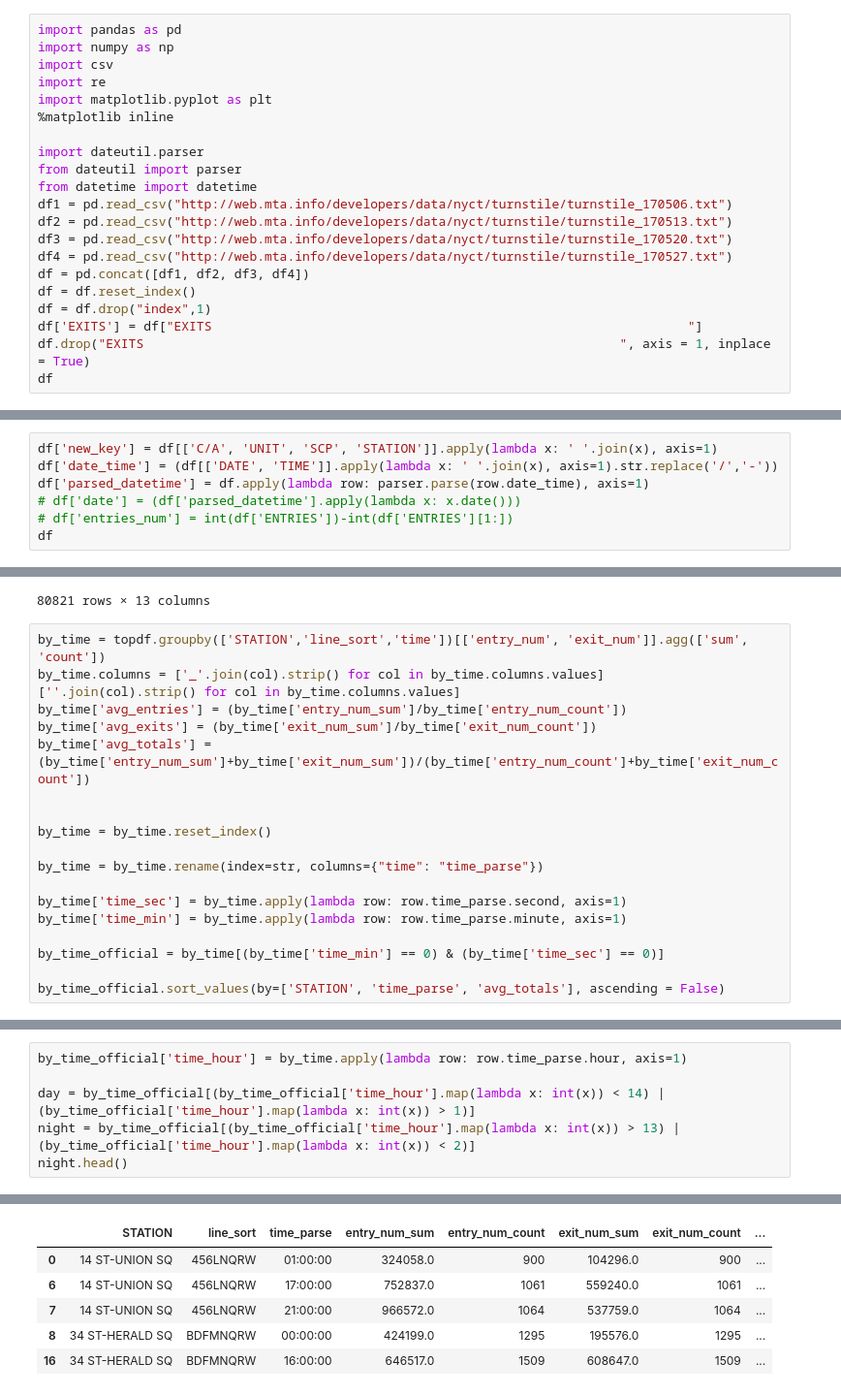
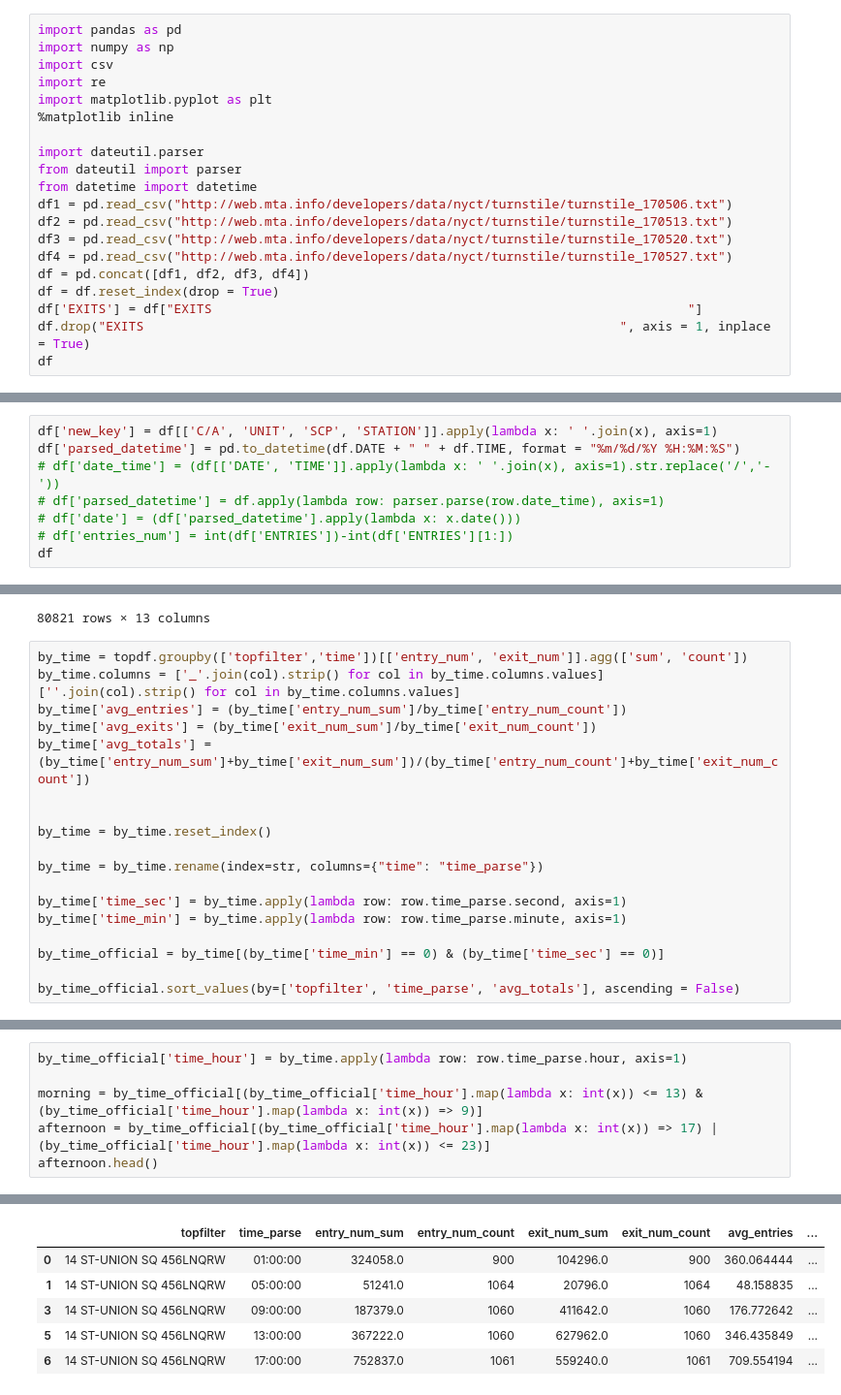
Before and after one commit to adam-ariel/Metis-Project-1----MTA, a Jupyter notebook: project1_wkbk.ipynb, the cells around one changed output, grey strips where cells are left out. Shown at 97% size. Cells and saved outputs as stored; diff of their text form.

```diff
--- a/project1_wkbk.ipynb
+++ b/project1_wkbk.ipynb
@@ -14,8 +14,7 @@ df2 = pd.read_csv("http://web.mta.info/developers/data/nyct/turnstile/turnstile_
 df3 = pd.read_csv("http://web.mta.info/developers/data/nyct/turnstile/turnstile_170520.txt")
 df4 = pd.read_csv("http://web.mta.info/developers/data/nyct/turnstile/turnstile_170527.txt")
 df = pd.concat([df1, df2, df3, df4])
-df = df.reset_index()
-df = df.drop("index",1)
+df = df.reset_index(drop = True)
 df['EXITS'] = df["EXITS                                                               "]
 df.drop("EXITS                                                               ", axis = 1, inplace = True)
 df
@@ -40,8 +39,9 @@ df
 785089 rows × 11 columns
 # %%
 df['new_key'] = df[['C/A', 'UNIT', 'SCP', 'STATION']].apply(lambda x: ' '.join(x), axis=1)
-df['date_time'] = (df[['DATE', 'TIME']].apply(lambda x: ' '.join(x), axis=1).str.replace('/','-'))
-df['parsed_datetime'] = df.apply(lambda row: parser.parse(row.date_time), axis=1)
+df['parsed_datetime'] = pd.to_datetime(df.DATE + " " + df.TIME, format = "%m/%d/%Y %H:%M:%S")
+# df['date_time'] = (df[['DATE', 'TIME']].apply(lambda x: ' '.join(x), axis=1).str.replace('/','-'))
+# df['parsed_datetime'] = df.apply(lambda row: parser.parse(row.date_time), axis=1)
 # df['date'] = (df['parsed_datetime'].apply(lambda x: x.date()))
 # df['entries_num'] = int(df['ENTRIES'])-int(df['ENTRIES'][1:])
 df
@@ -505,7 +505,7 @@ topdf
 | 80820 | FLUSHING-MAIN | 7 | 458753 | 286 | 2017-05-26 20:00:00 | 4412 | 0.0 | 0.0 | 0.0 | ... |
 80821 rows × 13 columns
 # %%
-by_time = topdf.groupby(['STATION','line_sort','time'])[['entry_num', 'exit_num']].agg(['sum', 'count'])
+by_time = topdf.groupby(['topfilter','time'])[['entry_num', 'exit_num']].agg(['sum', 'count'])
 by_time.columns = ['_'.join(col).strip() for col in by_time.columns.values]
 [''.join(col).strip() for col in by_time.columns.values]
 by_time['avg_entries'] = (by_time['entry_num_sum']/by_time['entry_num_count'])
@@ -522,5 +522,5 @@ by_time['time_min'] = by_time.apply(lambda row: row.time_parse.minute, axis=1)
 
 by_time_official = by_time[(by_time['time_min'] == 0) & (by_time['time_sec'] == 0)]
 
-by_time_official.sort_values(by=['STATION', 'time_parse', 'avg_totals'], ascending = False)
+by_time_official.sort_values(by=['topfilter', 'time_parse', 'avg_totals'], ascending = False)
 # %% [output]
@@ -545,18 +545,18 @@ by_time_official.sort_values(by=['STATION', 'time_parse', 'avg_totals'], ascendi
 # %%
 by_time_official['time_hour'] = by_time.apply(lambda row: row.time_parse.hour, axis=1)
 
-day = by_time_official[(by_time_official['time_hour'].map(lambda x: int(x)) < 14) | (by_time_official['time_hour'].map(lambda x: int(x)) > 1)]
-night = by_time_official[(by_time_official['time_hour'].map(lambda x: int(x)) > 13) | (by_time_official['time_hour'].map(lambda x: int(x)) < 2)]
-night.head()
+morning = by_time_official[(by_time_official['time_hour'].map(lambda x: int(x)) <= 13) & (by_time_official['time_hour'].map(lambda x: int(x)) => 9)]
+afternoon = by_time_official[(by_time_official['time_hour'].map(lambda x: int(x)) => 17) | (by_time_official['time_hour'].map(lambda x: int(x)) <= 23)]
+afternoon.head()
 # %% [output]
 A value is trying to be set on a copy of a slice from a DataFrame.
 Try using .loc[row_indexer,col_indexer] = value instead
 
 See the caveats in the documentation: http://pandas.pydata.org/pandas-docs/stable/indexing.html#indexing-view-versus-copy
   """Entry point for launching an IPython kernel.
-|  | STATION | line_sort | time_parse | entry_num_sum | entry_num_count | exit_num_sum | exit_num_count | ... |
-| 0 | 14 ST-UNION SQ | 456LNQRW | 01:00:00 | 324058.0 | 900 | 104296.0 | 900 | ... |
-| 6 | 14 ST-UNION SQ | 456LNQRW | 17:00:00 | 752837.0 | 1061 | 559240.0 | 1061 | ... |
-| 7 | 14 ST-UNION SQ | 456LNQRW | 21:00:00 | 966572.0 | 1064 | 537759.0 | 1064 | ... |
-| 8 | 34 ST-HERALD SQ | BDFMNQRW | 00:00:00 | 424199.0 | 1295 | 195576.0 | 1295 | ... |
-| 16 | 34 ST-HERALD SQ | BDFMNQRW | 16:00:00 | 646517.0 | 1509 | 608647.0 | 1509 | ... |
+|  | topfilter | time_parse | entry_num_sum | entry_num_count | exit_num_sum | exit_num_count | avg_entries | ... |
+| 0 | 14 ST-UNION SQ 456LNQRW | 01:00:00 | 324058.0 | 900 | 104296.0 | 900 | 360.064444 | ... |
+| 1 | 14 ST-UNION SQ 456LNQRW | 05:00:00 | 51241.0 | 1064 | 20796.0 | 1064 | 48.158835 | ... |
+| 3 | 14 ST-UNION SQ 456LNQRW | 09:00:00 | 187379.0 | 1060 | 411642.0 | 1060 | 176.772642 | ... |
+| 5 | 14 ST-UNION SQ 456LNQRW | 13:00:00 | 367222.0 | 1060 | 627962.0 | 1060 | 346.435849 | ... |
+| 6 | 14 ST-UNION SQ 456LNQRW | 17:00:00 | 752837.0 | 1061 | 559240.0 | 1061 | 709.554194 | ... |
```
Also changed, not shown: parts of 4 cells of this notebook.
